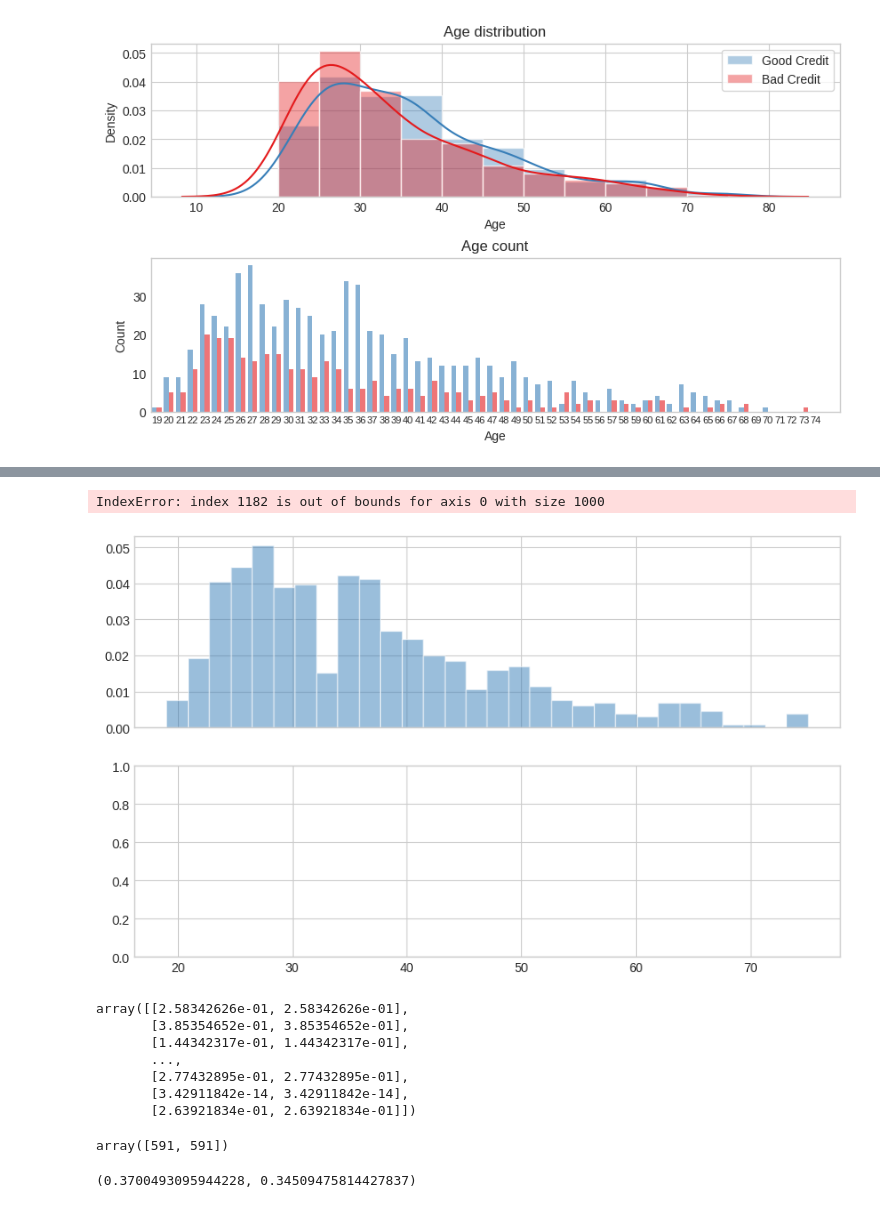
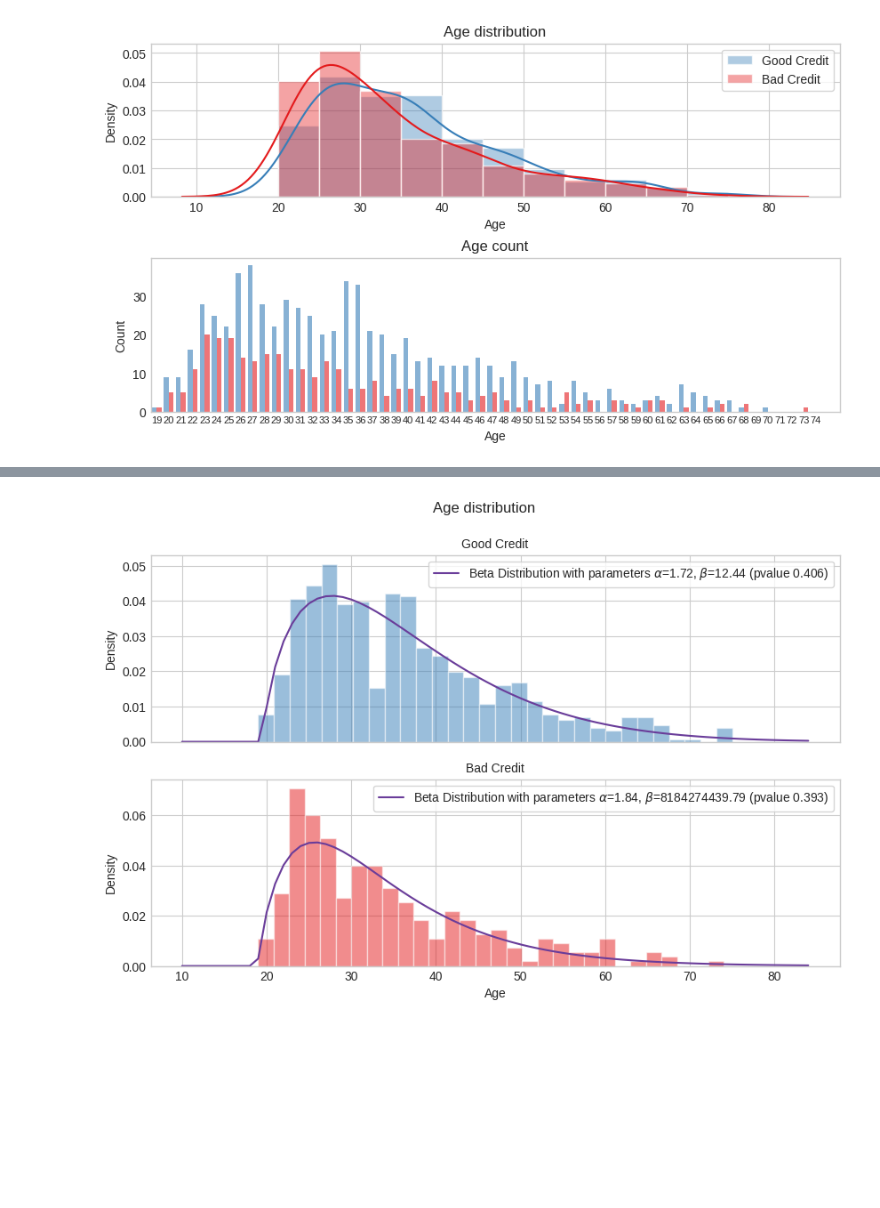
Before and after one commit to DanielGardin/MO810---Aprendizado-de-M-quina--tico, a Jupyter notebook: T0 - Avaliação Diagnóstica/Notebook 0.1 - Problema de crédito e análise de variáveis.ipynb, the cells around one changed output, grey strips where cells are left out. Drawn from its saved outputs; the diff is of its cells as text; code cells hidden in the pictures; blank space fills up the shorter version.

Commit message:
German Credit done

```diff
--- a/T0 - Avaliação Diagnóstica/Notebook 0.1 - Problema de crédito e análise de variáveis.ipynb
+++ b/T0 - Avaliação Diagnóstica/Notebook 0.1 - Problema de crédito e análise de variáveis.ipynb
@@ -209,45 +188,48 @@ plt.show()
 # %%
 fig, axs = plt.subplots(nrows=2, figsize=(10, 6), sharex=True)
 
-beta_params = np.zeros((1000, 4))
-weibull_params = np.zeros((1000, 4))
-pvalues = np.zeros((1000, 2))
+best_b_params = ()
+best_b_pvalue = 0
 
 for i in range(100):
-    bs = np.random.choice(distr_good, size=(1000,))
+    bs = np.random.choice(distr_good, size=(500,))
 
-    param   = np.array(st.beta.fit(bs, loc=20, scale=100))
-    w_param = np.array(st.exponweib.fit(bs, loc=20, scale=100))
+    b_params = st.beta.fit(bs, loc=20, scale=100)
 
-    beta_params[i]    = param
-    weibull_params[i] = w_param
-    pvalues[i] = [st.kstest(distr_good, 'beta', param).pvalue, st.kstest(distr_good, 'exponweib', w_param).pvalue]
-pass
-best = beta_params[pvalues.argmax()]
+    b_pvalue = st.kstest(distr_good, 'beta', b_params).pvalue
+    if b_pvalue > best_b_pvalue:
+        best_b_pvalue = b_pvalue
+        best_b_params = b_params
 
+print(best_b_params)
 axs[0].hist(distr_good, bins=30, color="#377eb8", alpha=0.5, density=True, edgecolor=(1,1,1,1))
-axs[0].plot(np.arange(10, 85), st.beta.pdf(np.arange(10, 85), *best), label=f"Beta Distribution (pvalue{pvalues.max() : .3f})", color="#6a3d9a")
+axs[0].plot(np.arange(10, 85), st.beta.pdf(np.arange(10, 85), *best_b_params), label=f"Beta Distribution with parameters $\\alpha$={best_b_params[0]:.2f}, $\\beta$={best_b_params[1]:.2f} (pvalue{best_b_pvalue : .3f})", color="#6a3d9a")
 
-for i in range(1000):
-    bs = np.random.choice(distr_bad, size=(1000,))
+best_b_params = ()
+best_b_pvalue = 0
 
-    param = np.array(st.beta.fit(bs, loc=20, scale=100))
+for i in range(100):
+    bs = np.random.choice(distr_bad, size=(500,))
 
-    beta_params[i] = param
-    pvalues[i] = st.kstest(distr_bad, 'beta', param).pvalue
+    b_params = st.beta.fit(bs, loc=20, scale=100)
 
-best = beta_params[pvalues.argmax()]
+    b_pvalue = st.kstest(distr_bad, 'beta', b_params).pvalue
+    if b_pvalue > best_b_pvalue:
+        best_b_pvalue = b_pvalue
+        best_b_params = b_params
 
+
+print(best_b_params)
 axs[1].hist(distr_bad, bins=30, color="#e41a1c", alpha=0.5, density=True, edgecolor=(1,1,1,1))
-axs[1].plot(np.arange(10, 85), st.beta.pdf(np.arange(10, 85), *best), label=f"Beta Distribution (pvalue{pvalues.max() : .3f})", color="#6a3d9a")
+axs[1].plot(np.arange(10, 85), st.beta.pdf(np.arange(10, 85), *best_b_params), label=f"Beta Distribution with parameters $\\alpha$={best_b_params[0]:.2f}, $\\beta$={best_b_params[1]:.2f} (pvalue{best_b_pvalue : .3f})", color="#6a3d9a")
 
 axs[0].legend(frameon=True)
 axs[1].legend(frameon=True)
 
 fig.suptitle("Age distribution")
 
-axs[0].set_title("Bad Credit", fontsize=10)
-axs[1].set_title("Good Credit", fontsize=10)
+axs[0].set_title("Good Credit", fontsize=10)
+axs[1].set_title("Bad Credit", fontsize=10)
 
 axs[1].set_xlabel("Age")
 
@@ -261,20 +244 @@ plt.show()
-IndexError: index 1182 is out of bounds for axis 0 with size 1000
-[figure, old version]
+[figure, new version]
-# %%
-pvalues
-# %% [output]
-array([[2.58342626e-01, 2.58342626e-01],
-       [3.85354652e-01, 3.85354652e-01],
-       [1.44342317e-01, 1.44342317e-01],
-       ...,
-       [2.77432895e-01, 2.77432895e-01],
-       [3.42911842e-14, 3.42911842e-14],
-       [2.63921834e-01, 2.63921834e-01]])
-# %%
-pvalues.argmax(axis=0)
-# %% [output]
-array([591, 591])
-# %%
-pvalues.mean(), pvalues.std()
-# %% [output]
-(0.3700493095944228, 0.34509475814427837)
```
Also changed, not shown: parts of 19 cells of this notebook, 4 other files.
